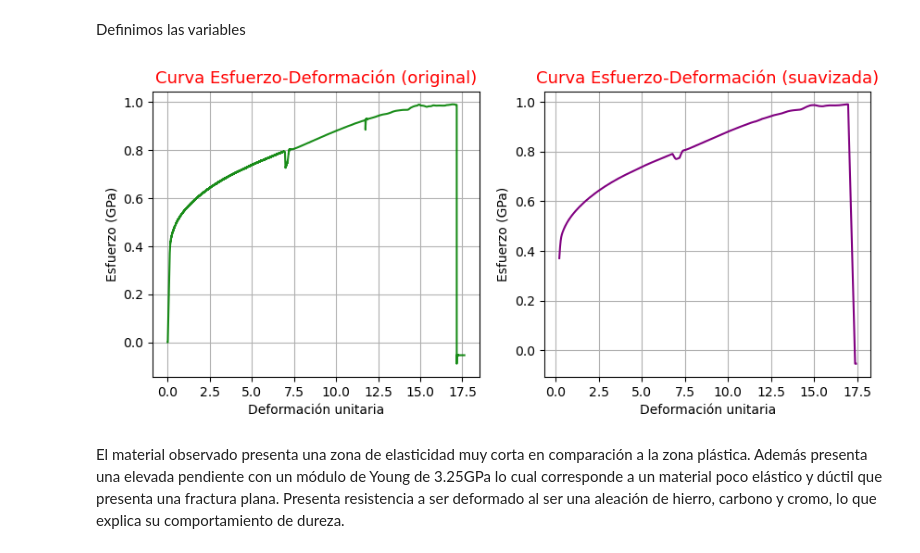
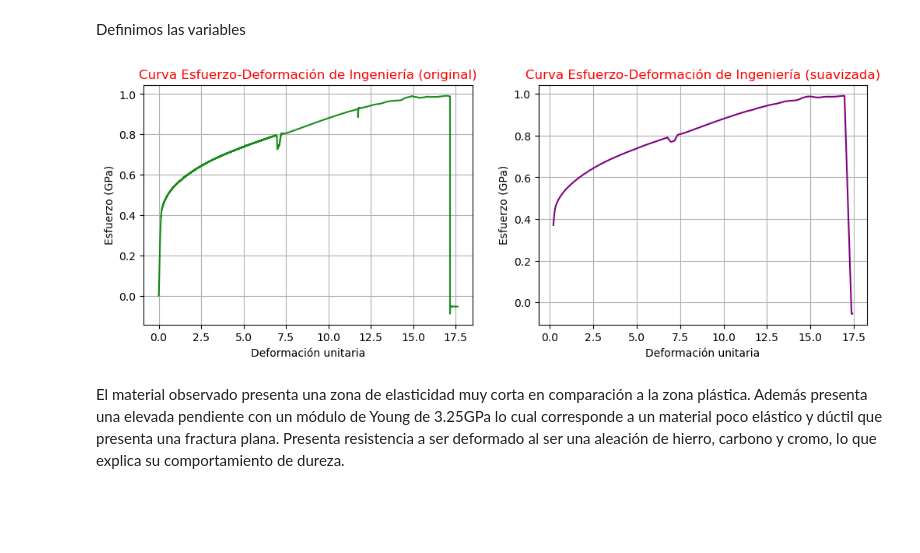
Before and after one commit to danieladonado/Tracci-n, a Jupyter notebook: informe_traccion.ipynb, the cells around one changed output. Saved outputs shown, nothing was run; the diff lists cells and outputs as text; code cells hidden in the pictures; blank space fills up the shorter version.

```diff
--- a/informe_traccion.ipynb
+++ b/informe_traccion.ipynb
@@ -16,51 +16,39 @@ Definimos las variables
 area = (12.12*0.55)  # en mm
 area_metros= area*1e-6
 long_ini = 50  # en mm
 
 fuerza_N = datos[:, 1]
 fuerza_Kn= fuerza_N / 1000  # en kN
 esfuerzo = fuerza_Kn / area_metros  # en kN/m² kilopascales
 esfuerzo_gigapascales= esfuerzo/1e6 # Giga Pascales
 deformacion = datos[:, 0] / long_ini  # Adimensional
 
-# Graficamos
-
-#fig, ax = plt.subplots()
-#plt.xlim(0,0.06)
-#plt.ylim(0.02,0.15)
-'''
-ax.plot(deformacion, esfuerzo_gigapascales, color="purple", zorder=3)
-ax.set_title("Curva Esfuerzo-Deformación", fontsize=13, color = "red")
-ax.set_xlabel("Deformación unitaria")
-ax.set_ylabel("Esfuerzo (GPa)")
-plt.grid()
-'''
-
+#Suavizamos la curva
 df = pd.DataFrame({
     "deformacion": datos[:,0] / long_ini,
     "esfuerzo": esfuerzo_gigapascales
 })
 
-# Suavizado con media móvil (ventana de 10 puntos, ajusta según veas)
 df["deformacion_suav"] = df["deformacion"].rolling(window=2000).mean()
 df["esfuerzo_suav"] = df["esfuerzo"].rolling(window=2000).mean()
 
-fig, (ax1,ax2) = plt.subplots(1,2, figsize=(10,4))
+# Graficamos
+fig, (ax1,ax2) = plt.subplots(1,2, figsize=(12,4))
 ax1.plot(df["deformacion"], df["esfuerzo"], color="green", alpha=0.9, label="Original")
 ax2.plot(df["deformacion_suav"], df["esfuerzo_suav"], color="purple")
-ax1.set_title("Curva Esfuerzo-Deformación (original)", fontsize=13, color="red")
+ax1.set_title("Curva Esfuerzo-Deformación de Ingeniería (original)", fontsize=12, color="red")
 ax1.set_xlabel("Deformación unitaria")
 ax1.set_ylabel("Esfuerzo (GPa)")
 ax1.grid()
 
-ax2.set_title("Curva Esfuerzo-Deformación (suavizada)", fontsize=13, color="red")
+ax2.set_title("Curva Esfuerzo-Deformación de Ingeniería (suavizada)", fontsize=12, color="red")
 ax2.set_xlabel("Deformación unitaria")
 ax2.set_ylabel("Esfuerzo (GPa)")
 ax2.grid()
 
 plt.show()
 # %% [output]
-[figure, old version]
+[figure, new version]
 # %% [markdown]
 El material observado presenta una zona de elasticidad muy corta en comparación a la zona plástica. Además presenta una elevada pendiente con un módulo de Young de 3.25GPa lo cual corresponde a un material poco elástico y dúctil que presenta una fractura plana. Presenta resistencia a ser deformado al ser una aleación de hierro, carbono  y cromo, lo que explica su comportamiento de dureza.
 # %% [markdown]
```
Also changed, not shown: parts of 11 cells of this notebook, 1 other file.
